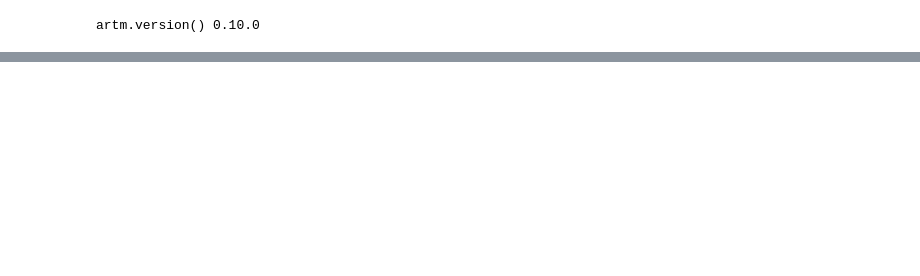
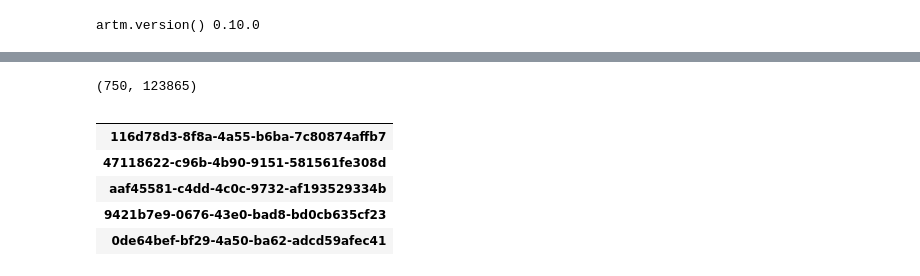
Before and after one commit to maestro95899/tm, a Jupyter notebook: service_cards/exp_only.ipynb, the cells around one changed output, grey strips where cells are left out. Drawn from its saved outputs; the diff is of its cells as text; code cells hidden in the pictures; blank space fills up the shorter version.

Commit message:
pipeline data to answer marking

```diff
--- a/service_cards/exp_only.ipynb
+++ b/service_cards/exp_only.ipynb
@@ -25,0 +25,15 @@ docs = data_preparing.read_and_prepared(data_path)
+# %%
+inf = {}
+inf['exp_name'] = 'simple'
+inf['test_size'] = 0.1
+inf['num_collection_passes'] = 1
+inf['topic_number'] = 750
+inf['data_path'] = "service_cards_tokenised_remont_only"
+# %%
+inf['docs'] = data_preparing.read_and_prepared(inf['data_path'])
+inf['path_train'], inf['path_test'] = data_preparing.form_test_train_set(docs=inf['docs'], name=inf['exp_name'], test_size=inf['test_size'])
+inf['path_castom'] = data_preparing.form_castom_set(inf['docs'], name=inf['exp_name'])
+inf['model'], inf['theta_train'] = artm_model.create_and_learn_PLSA(inf['path_train'], topic_number=inf['topic_number'], num_collection_passes=inf['num_collection_passes'])
+
+inf['theta_test'] = wwm.get_theta_from_vw(inf, inf['path_test'])
+inf['theta_castom'] = wwm.get_theta_from_vw(inf, inf['path_castom'])
@@ -26 +87,10 @@ docs = data_preparing.read_and_prepared(data_path)
+# %%
+def get_theta_from_vw_third(inf, path):
+    batch_vectorizer = None
+    batch_vectorizer = artm.BatchVectorizer(data_path='./' + path,
+                                                  data_format='vowpal_wabbit',
+                                                  target_folder='folder' + path)
+    return inf['model'].transform(batch_vectorizer=batch_vectorizer, predict_class_id='third')
+# %%
+theta_castom_third = get_theta_from_vw_third(inf, inf['path_castom'])
 # %%
@@ -37,0 +100,13 @@ model_plsa
+# %%
+inf['theta_castom'].shape
+# %% [output]
+(750, 123865)
+# %%
+theta_castom_third.T.head()
+# %% [output]
+|  |
+| 116d78d3-8f8a-4a55-b6ba-7c80874affb7 |
+| 47118622-c96b-4b90-9151-581561fe308d |
+| aaf45581-c4dd-4c0c-9732-af193529334b |
+| 9421b7e9-0676-43e0-bad8-bd0cb635cf23 |
+| 0de64bef-bf29-4a50-ba62-adcd59afec41 |
```
Also changed, not shown: parts of 11 cells of this notebook, 4 other files.
